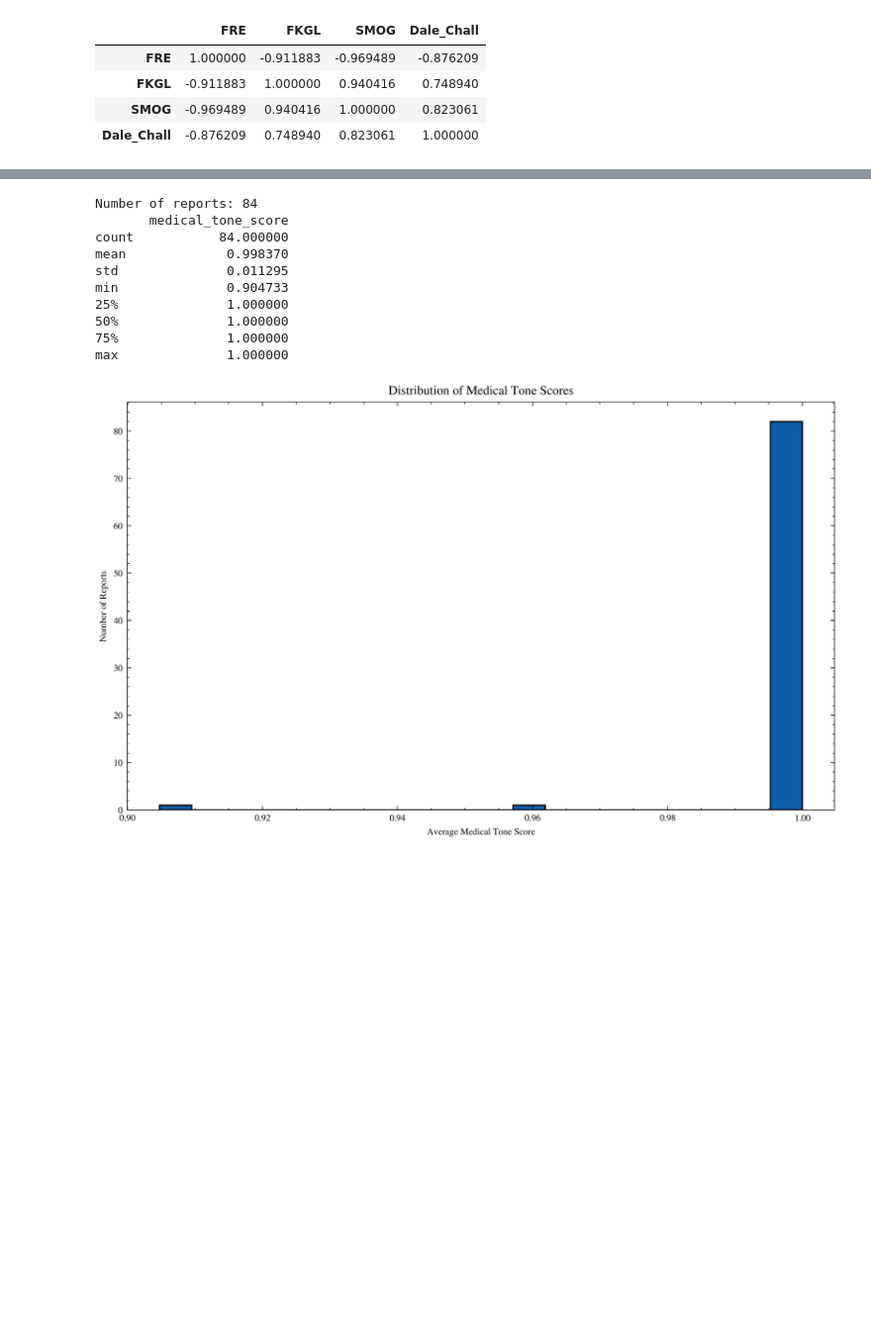
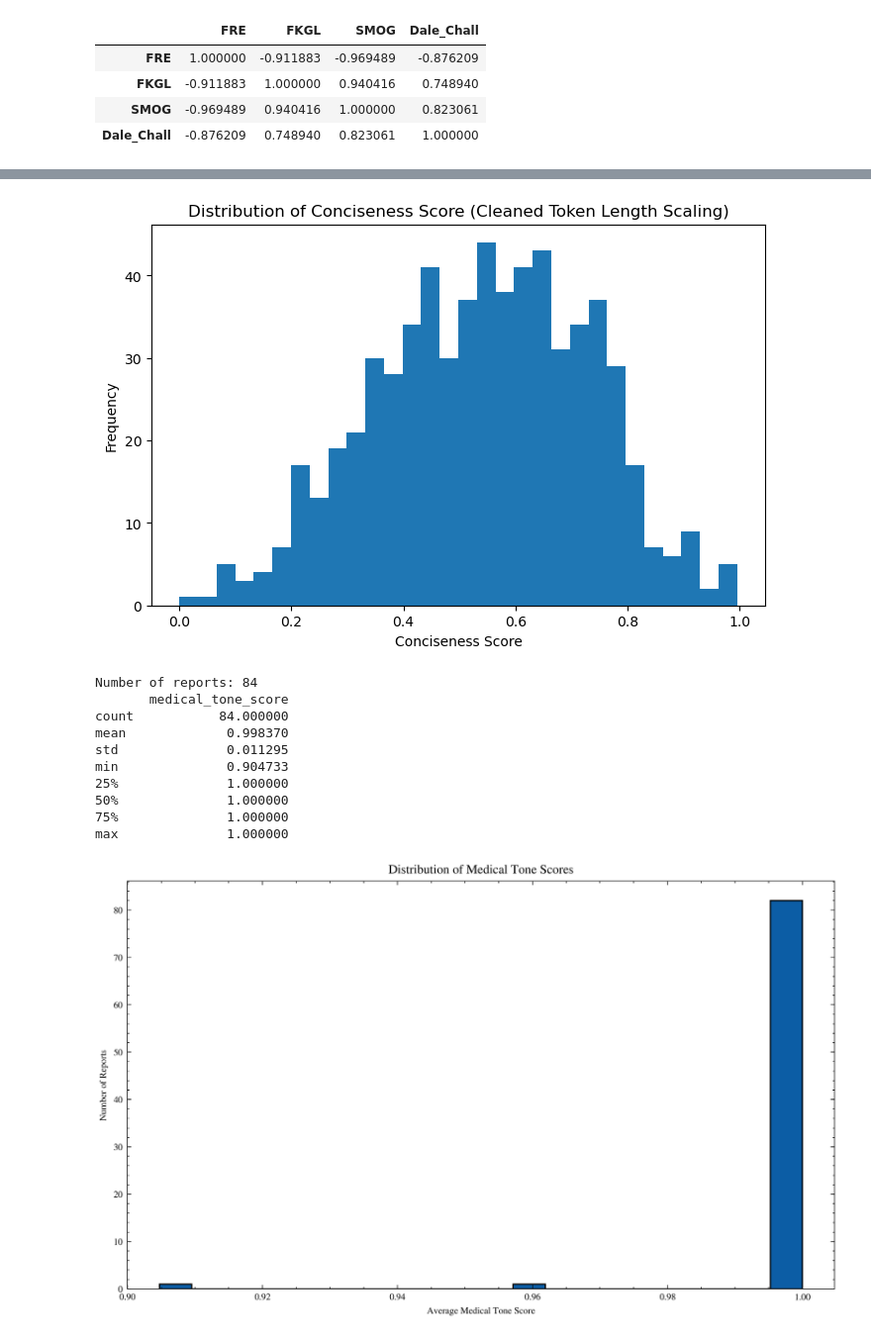
Before and after one commit to Singh-Aman08/msc-dissertation-clinical-knowledge-distillation, a Jupyter notebook: Report_Evaluation/factuality_distribution.ipynb, the cells around one changed output, grey strips where cells are left out. Shown at 99% size. Saved outputs shown, nothing was run; the diff lists cells and outputs as text; code cells hidden in the pictures; blank space fills up the shorter version.

```diff
--- a/Report_Evaluation/factuality_distribution.ipynb
+++ b/Report_Evaluation/factuality_distribution.ipynb
@@ -358,12 +329,14 @@ print("Number of coverage files found:", len(COVERAGE_FILES))
 
 coverage_records = []
 
+count = 0
 
 for filename in COVERAGE_FILES:
 
     with open(filename, "r", encoding="utf-8") as f:
 
         for line in f:
+            count+=1
 
             if not line.strip():
                 continue
@@ -376,8 +349,13 @@ for filename in COVERAGE_FILES:
             )
 
             coverage_records.append({
+                "S.NO": count,
                 "file": filename,
                 "index": data.get("index"),
+                "consultation": data.get("consultation"),
+                "Report"      : data.get("report"),
+                "Factuality Score": data.get("factuality_scores", {}).get(
+                    "average_factuality_score"),
                 "coverage": coverage_scores.get(
                     "patient_coverage_score"
                 )
@@ -701,0 +602,11 @@ Index(['file', 'index', 'report', 'clean_report'], dtype='str')
+# %%
+dataset = pd.concat(
+    [
+        coverage_df.reset_index(drop=True),
+        length_df[["token_length"]].reset_index(drop=True)
+    ],
+    axis=1
+)
+
+print(dataset.head())
+print(dataset.shape)
@@ -876,3 +877,42 @@ plt.show()
+# %%
+from sklearn.preprocessing import MinMaxScaler
+import matplotlib.pyplot as plt
+
+# Min-max normalize cleaned token length
+L_norm = MinMaxScaler().fit_transform(
+    dataset[["Cleaned_token_length"]]
+).flatten()
+
+# Brevity factor (shorter reports get higher score)
+brevity_factor = 1 - L_norm
+
+# Calculate conciseness score
+conciseness = (
+    dataset["coverage"]
+    *
+    dataset["Factuality Score"]
+    *
+    brevity_factor
+)
+
+# Store back into dataframe if needed
+dataset["conciseness_score"] = conciseness
+
+# Distribution
+plt.figure(figsize=(8,5))
+
+plt.hist(
+    dataset["conciseness_score"].dropna(),
+    bins=30
+)
+
+plt.xlabel("Conciseness Score")
+plt.ylabel("Frequency")
+plt.title("Distribution of Conciseness Score (Cleaned Token Length Scaling)")
+
+plt.show()
+# %% [output]
+[figure, added]
 # %%
 import json
 import glob
```
Also changed, not shown: parts of 42 cells of this notebook, 35 other files.
